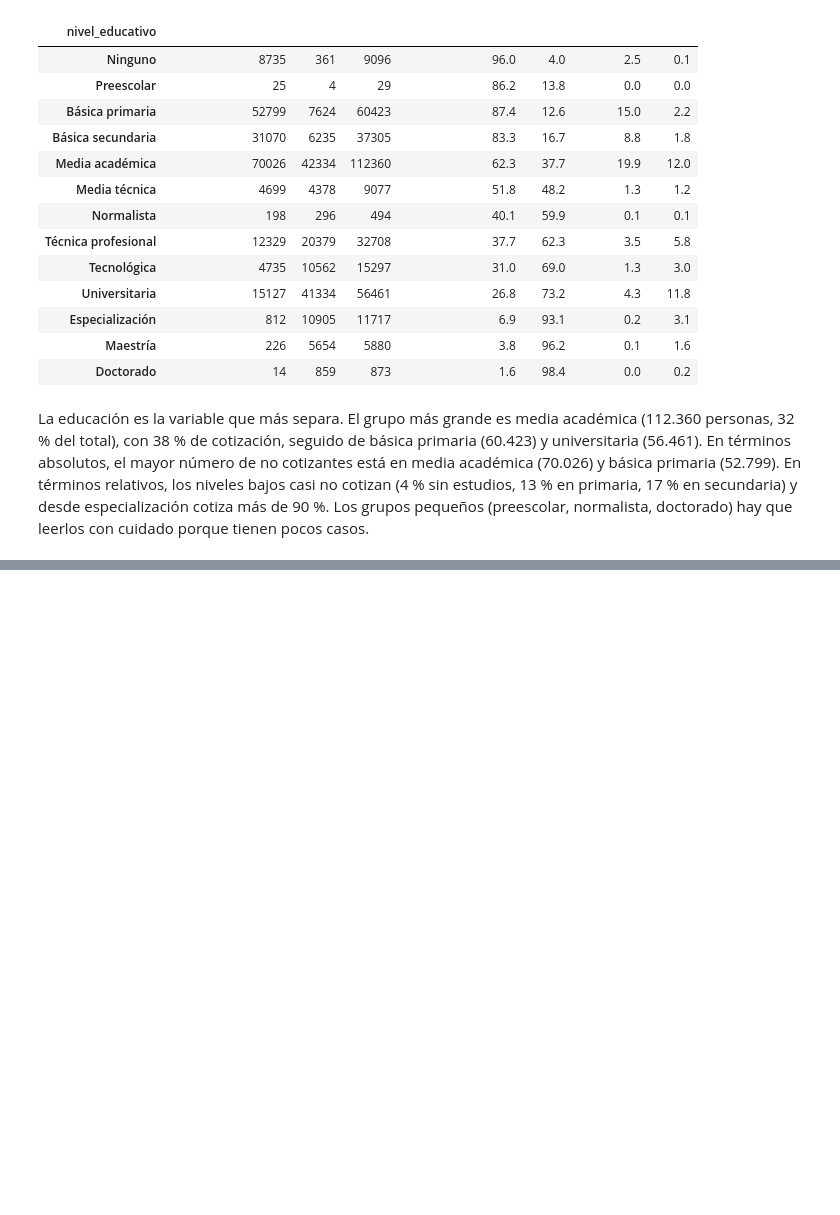
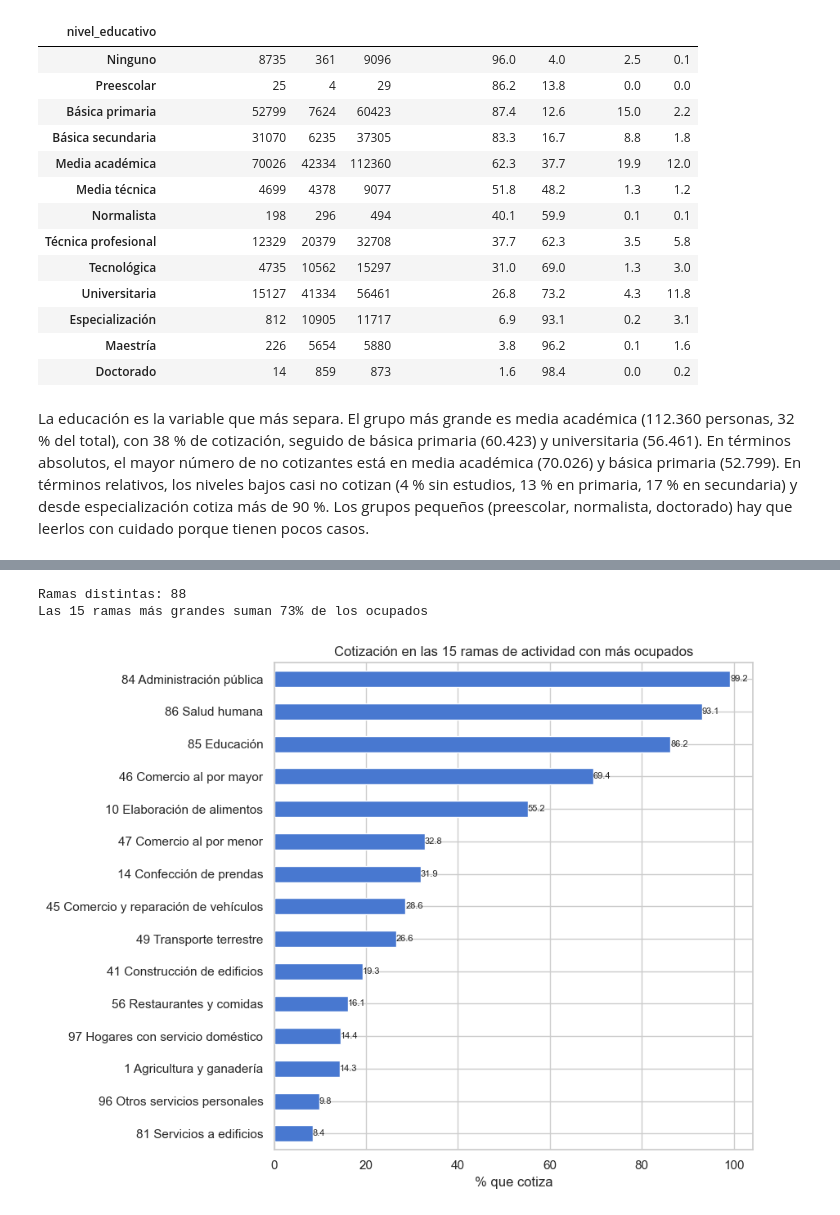
Before and after one commit to BAMUNOZ91/proyecto_1_esp_data_science_ia, a Jupyter notebook: 01_preparacion_eda.ipynb, the cells around one changed output, grey strips where cells are left out. Cells and saved outputs as stored; diff of their text form; code cells hidden in the pictures; blank space fills up the shorter version.

```diff
--- a/01_preparacion_eda.ipynb
+++ b/01_preparacion_eda.ipynb
@@ -845,0 +993,11 @@ La educación es la variable que más separa. El grupo más grande es media acad
+# %%
+def tasa_por(col, orden=None):
+    """Número de personas y % que cotiza en cada categoría de `col` (los nulos se muestran)."""
+    t = df.groupby(col, dropna=False)['cotiza_pension'].agg(n='size', cotiza='mean')
+    t['cotiza'] = (t['cotiza'] * 100).round(1)
+    return t.reindex(orden) if orden is not None else t.sort_values('n', ascending=False)
+
+
+print(tasa_por('estado_civil'), end='\n\n')
+print(tasa_por('parentesco_jefe'), end='\n\n')
+print(tasa_por('estrato', orden=[1, 2, 3, 4, 5, 6, 0, 9, np.nan]))
@@ -845,0 +1051,24 @@ La educación es la variable que más separa. El grupo más grande es media acad
+# %%
+nombres_rama = {
+    47: 'Comercio al por menor', 1: 'Agricultura y ganadería', 56: 'Restaurantes y comidas',
+    49: 'Transporte terrestre', 85: 'Educación', 41: 'Construcción de edificios',
+    84: 'Administración pública', 86: 'Salud humana', 97: 'Hogares con servicio doméstico',
+    96: 'Otros servicios personales', 81: 'Servicios a edificios', 45: 'Comercio y reparación de vehículos',
+    10: 'Elaboración de alimentos', 46: 'Comercio al por mayor', 14: 'Confección de prendas',
+}
+
+print('Ramas distintas:', df['rama_2d'].nunique())
+top_ramas = tasa_por('rama_2d').head(15)
+top_ramas.index = [f'{int(c)} {nombres_rama.get(int(c), "")}' for c in top_ramas.index]
+print('Las 15 ramas más grandes suman', f"{top_ramas['n'].sum() / len(df):.0%}", 'de los ocupados')
+
+ax = top_ramas['cotiza'].sort_values().plot(kind='barh', figsize=(9, 7))
+ax.bar_label(ax.containers[0], fmt='%.1f', fontsize=8)
+plt.xlabel('% que cotiza')
+plt.title('Cotización en las 15 ramas de actividad con más ocupados')
+plt.tight_layout()
+plt.show()
+# %% [output]
+Ramas distintas: 88
+Las 15 ramas más grandes suman 73% de los ocupados
+[figure, added]
```
Also changed, not shown: parts of 51 cells of this notebook.
